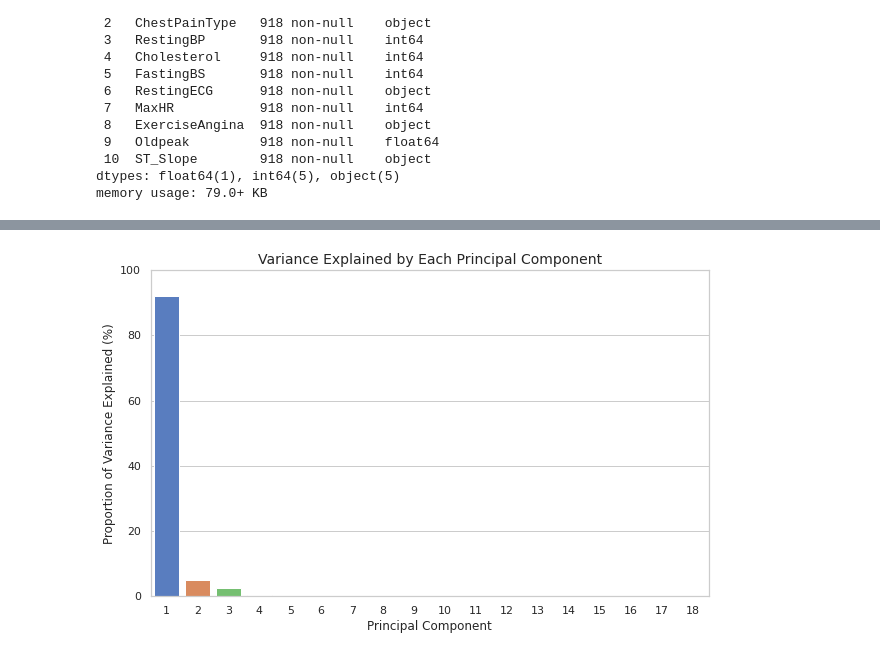
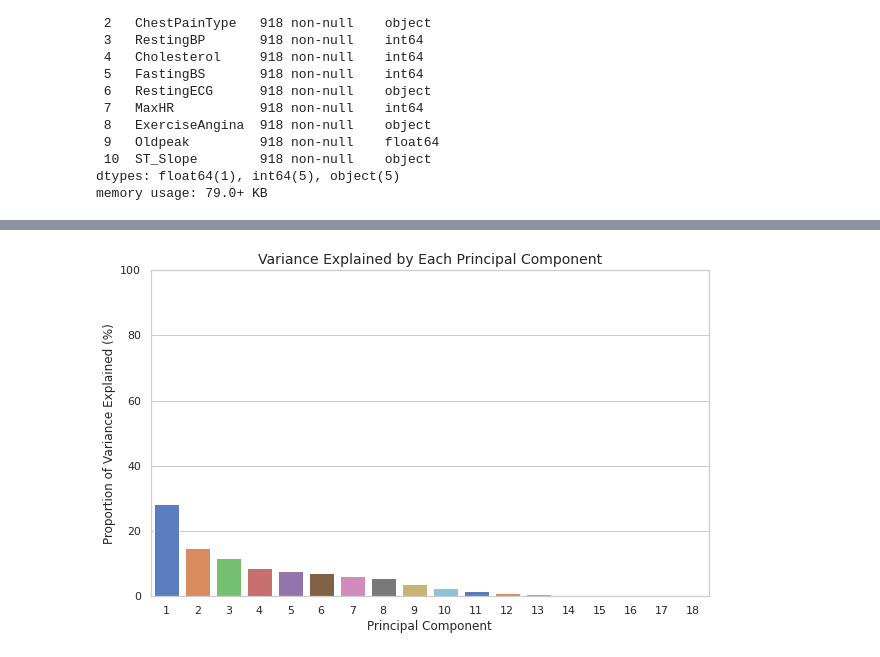
Before and after one commit to denizydmr07/EEE485_Project, a Jupyter notebook: deneme.ipynb, the cells around one changed output, grey strips where cells are left out. Cells and saved outputs as stored; diff of their text form; code cells hidden in the pictures.

```diff
--- a/deneme.ipynb
+++ b/deneme.ipynb
@@ -89,2 +89,38 @@ def preprocess(data, train=True):
+# %%
+def preprocess_data(data, train=True) -> tuple:
+    """
+    Preprocess the data
+
+    Args:
+    data: pd.DataFrame: the data to preprocess
+    train: bool: whether the data is the training set
+
+    Returns:
+    X: np.ndarray: the preprocessed data
+    y: np.ndarray: the target
+    """
+    if train:
+        # Get the features and the target
+        X = data.drop('HeartDisease', axis=1)
+        y = data['HeartDisease']
+
+    X = encode_data(X)
+    y = y
+
+    # columns to be min-max scaled
+    columns_to_scale = ["Age", "RestingBP", "Cholesterol", "MaxHR", "Oldpeak"]
+    # getting their indices
+    indices = [X.columns.get_loc(column) for column in columns_to_scale]
+
+    #  convert the data to a numpy array
+    X = X.to_numpy()
+    y = y.to_numpy()
+
+    # apply min-max scaling
+    scaler = scalers.MinMaxScaler()
+    X = scaler.fit_transform(X, indices)
+
+    # return the preprocessed data
+    return X, y
 # %%
-X, y = preprocess(data)
+X, y = preprocess_data(data)
@@ -260,9 +308,9 @@ memory usage: 129.2 KB
 # %%
 # apply PCA
-pca = PCA.PCA()
+pca = pca.PCA()
 pca.fit(X)
 pca.plot_explained_variance()
 # %% [output]
-[figure, old version]
+[figure, new version]
 # %%
 # split the data
```
Also changed, not shown: parts of 15 cells of this notebook, 8 other files.
